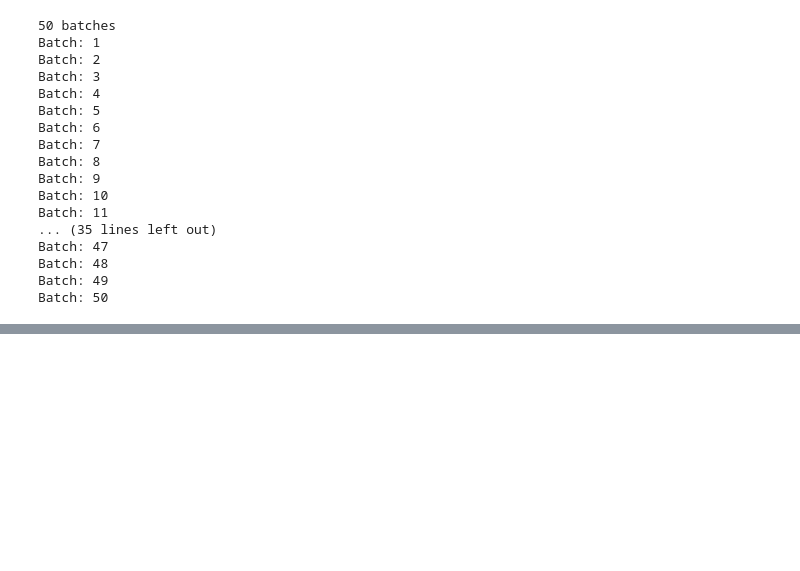
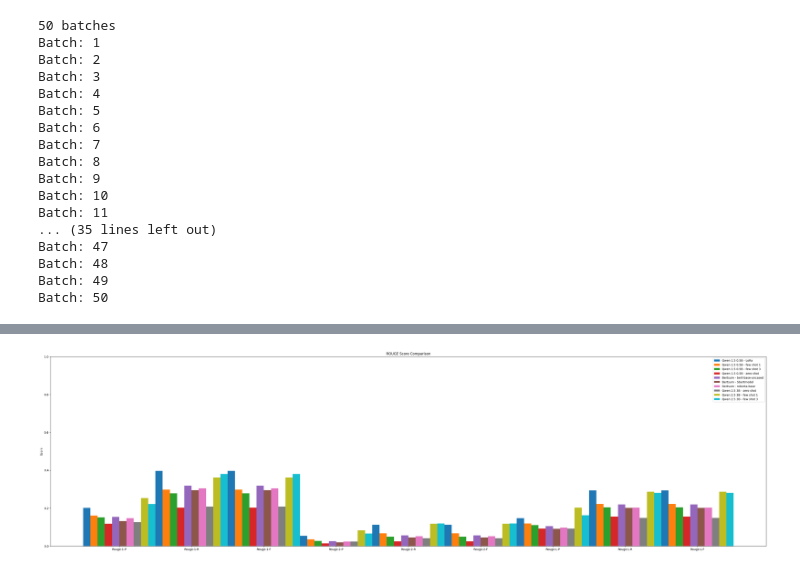
Before and after one commit to Elbergg/llm-projekt, a Jupyter notebook: projekt.ipynb, the cells around one changed output, grey strips where cells are left out. Drawn from its saved outputs; the diff is of its cells as text; code cells hidden in the pictures; blank space fills up the shorter version.

```diff
--- a/projekt.ipynb
+++ b/projekt.ipynb
@@ -417,7 +455,7 @@ gc.collect()
 model, tokenizer = FastLanguageModel.from_pretrained(
     model_name="Qwen/Qwen1.5-0.5B", max_seq_length=32000, load_in_4bit=False
 )
-prompt2 = generate_prompt(tokenizer, 2)
-print(prompt2)
+prompt1 = generate_prompt(tokenizer, 1)
+print(prompt1)
 torch.cuda.empty_cache()
-data_2 = evaluate_model(model, test_loader, device='cuda', bert=False, tokenizer=tokenizer, prompt=prompt2, promptsuff = "[AGENT]")
+data_1 = evaluate_model(model, test_loader, device='cuda', bert=False, tokenizer=tokenizer, prompt=prompt1, promptsuff = "[AGENT]")
@@ -424,5 +480,5 @@ data_2 = evaluate_model(model, test_loader, device='cuda', bert=False, tokenizer
 # %%
 
-prompt4 = generate_prompt(tokenizer, 4)
+prompt3 = generate_prompt(tokenizer, 3)
 torch.cuda.empty_cache()
-data_4 = evaluate_model(model, test_loader, device='cuda', bert=False, tokenizer=tokenizer, prompt=prompt4, promptsuff = "[AGENT]")
+data_3 = evaluate_model(model, test_loader, device='cuda', bert=False, tokenizer=tokenizer, prompt=prompt3, promptsuff = "[AGENT]")
@@ -455,0 +592,2 @@ data_better = evaluate_model(model_better, test_loader, device='cuda', bert=Fals
+# %%
+data_better_1 = evaluate_model(model_better, test_loader, device='cuda', bert=False, tokenizer=tokenizer, prompt=prompt1, promptsuff = "[AGENT]")
@@ -455,0 +612,2 @@ data_better = evaluate_model(model_better, test_loader, device='cuda', bert=Fals
+# %%
+data_better_3 = evaluate_model(model_better, test_loader, device='cuda', bert=False, tokenizer=tokenizer, prompt=prompt3, promptsuff = "[AGENT]")
@@ -456,5 +632,7 @@ data_better = evaluate_model(model_better, test_loader, device='cuda', bert=Fals
 # %%
-plot_data([data_ft, data_2,data_4, data_zero_shot, data_bertsum, data_bertsum_sbert, data_better])
+plot_data([data_ft, data_1,data_3, data_zero_shot, data_bertsum, data_bertsum_sbert,data_bertsum_roberta, data_better, data_better_1, data_better_3])
+# %% [output]
+[figure, added]
 # %%
 import random
 random_index = random.randint(0, len(ds["test"]) - 1)
```
Also changed, not shown: parts of 14 cells of this notebook.
